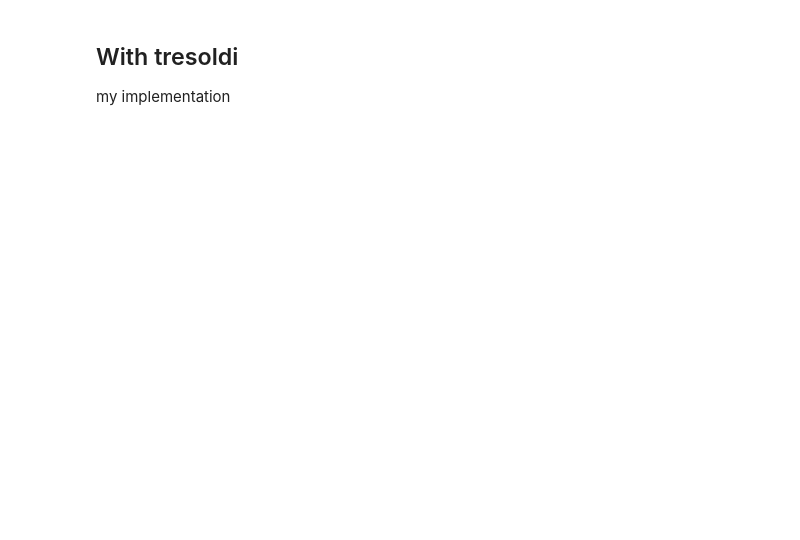
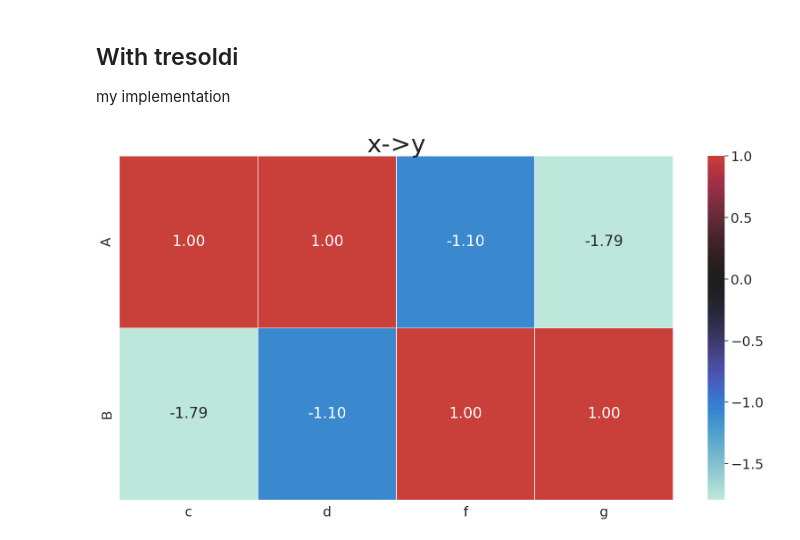
Before and after one commit to tresoldi/asymcat, a Jupyter notebook: docs/Demo.ipynb, the cells around one changed output. Cells and saved outputs as stored; diff of their text form; code cells hidden in the pictures; blank space fills up the shorter version.

```diff
--- a/docs/Demo.ipynb
+++ b/docs/Demo.ipynb
@@ -161,10 +179,12 @@ my implementation
 # %%
 xy, yx, alpha_x, alpha_y = asymcat.scorer.scorer2matrices(tresoldi)
 
 figsize = (20, 10)
 subset = 5
-# Fix the matrix dimensions by transposing
-plot_scorer(xy.T, alpha_y, alpha_x, "x->y", 2, figsize, subset=subset)
+# xy matrix: shape (len(alpha_x), len(alpha_y)), so index=alpha_x, columns=alpha_y
+plot_scorer(xy, alpha_x, alpha_y, "x->y", 2, figsize, subset=subset)
+# %% [output]
+[figure, added]
 # %%
 figsize = (20, 10)
 subset = 5
```
Also changed, not shown: parts of 6 cells of this notebook, 2 other files.
